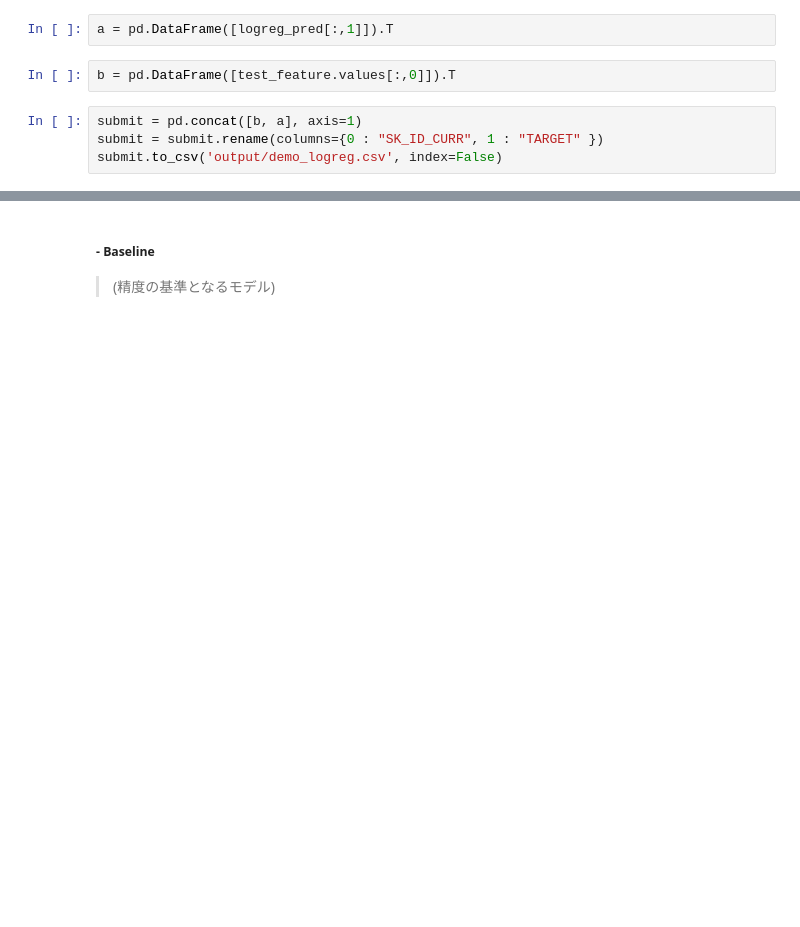
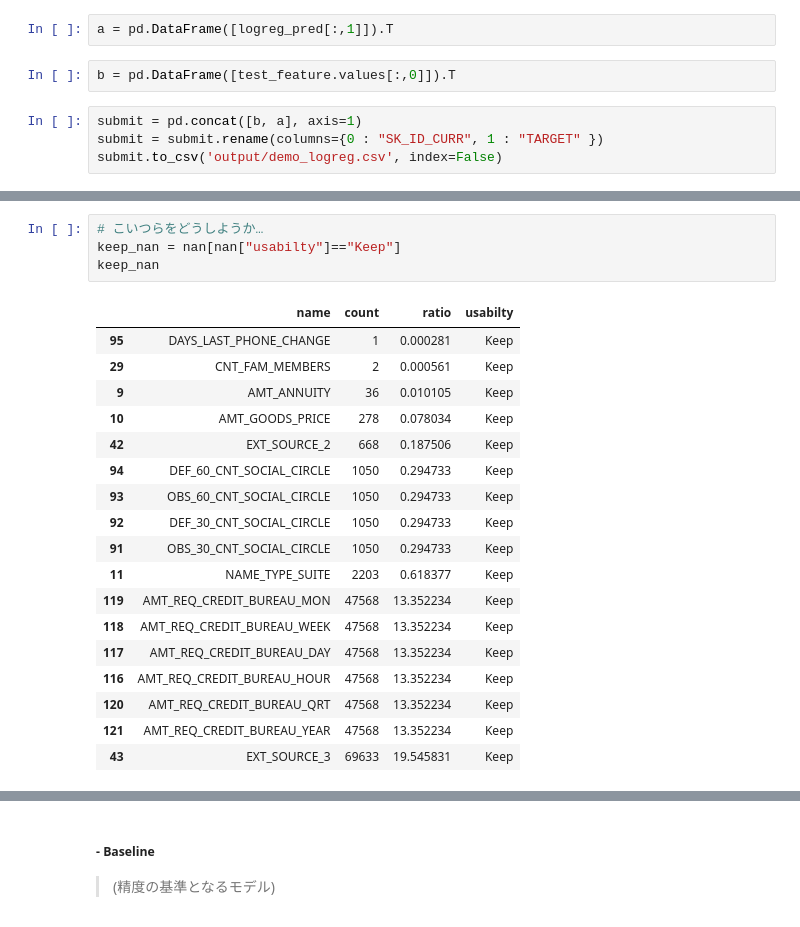
Before and after one commit to GitHiru/ml_dic, a Jupyter notebook: pre_learning/week4/week4_4_homecredit.ipynb, the cells around one changed output, grey strips where cells are left out. Drawn from its saved outputs; the diff is of its cells as text; blank space fills up the shorter version.

Commit message:
(week4) Houce credit

```diff
--- a/pre_learning/week4/week4_4_homecredit.ipynb
+++ b/pre_learning/week4/week4_4_homecredit.ipynb
@@ -358,0 +396,23 @@ msn.matrix(alldata)
+# %%
+# こいつらをどうしようか…
+keep_nan = nan[nan["usabilty"]=="Keep"]
+keep_nan
+# %% [output]
+|  | name | count | ratio | usabilty |
+| 95 | DAYS_LAST_PHONE_CHANGE | 1 | 0.000281 | Keep |
+| 29 | CNT_FAM_MEMBERS | 2 | 0.000561 | Keep |
+| 9 | AMT_ANNUITY | 36 | 0.010105 | Keep |
+| 10 | AMT_GOODS_PRICE | 278 | 0.078034 | Keep |
+| 42 | EXT_SOURCE_2 | 668 | 0.187506 | Keep |
+| 94 | DEF_60_CNT_SOCIAL_CIRCLE | 1050 | 0.294733 | Keep |
+| 93 | OBS_60_CNT_SOCIAL_CIRCLE | 1050 | 0.294733 | Keep |
+| 92 | DEF_30_CNT_SOCIAL_CIRCLE | 1050 | 0.294733 | Keep |
+| 91 | OBS_30_CNT_SOCIAL_CIRCLE | 1050 | 0.294733 | Keep |
+| 11 | NAME_TYPE_SUITE | 2203 | 0.618377 | Keep |
+| 119 | AMT_REQ_CREDIT_BUREAU_MON | 47568 | 13.352234 | Keep |
+| 118 | AMT_REQ_CREDIT_BUREAU_WEEK | 47568 | 13.352234 | Keep |
+| 117 | AMT_REQ_CREDIT_BUREAU_DAY | 47568 | 13.352234 | Keep |
+| 116 | AMT_REQ_CREDIT_BUREAU_HOUR | 47568 | 13.352234 | Keep |
+| 120 | AMT_REQ_CREDIT_BUREAU_QRT | 47568 | 13.352234 | Keep |
+| 121 | AMT_REQ_CREDIT_BUREAU_YEAR | 47568 | 13.352234 | Keep |
+| 43 | EXT_SOURCE_3 | 69633 | 19.545831 | Keep |
```
Also changed, not shown: parts of 42 cells of this notebook.
